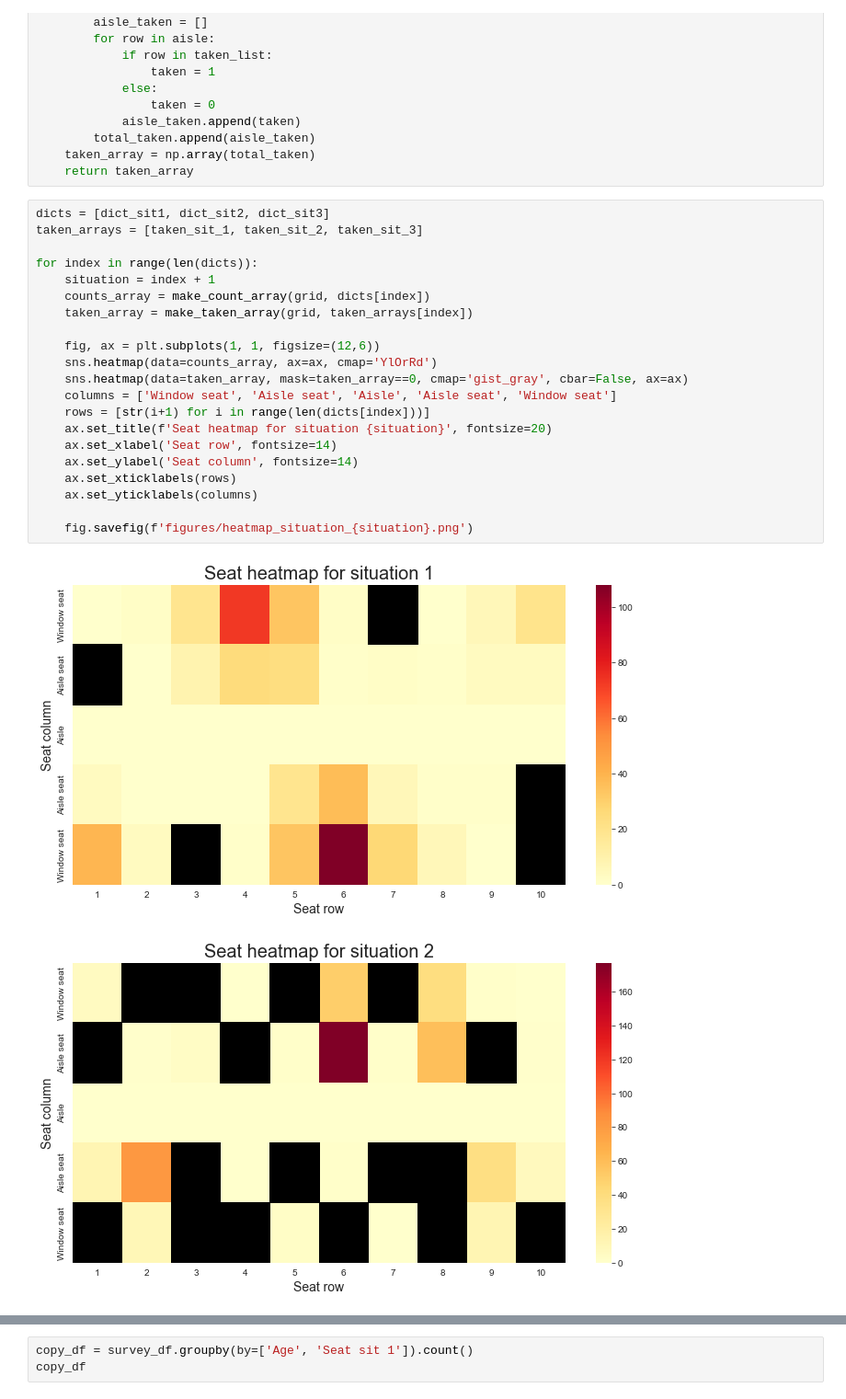
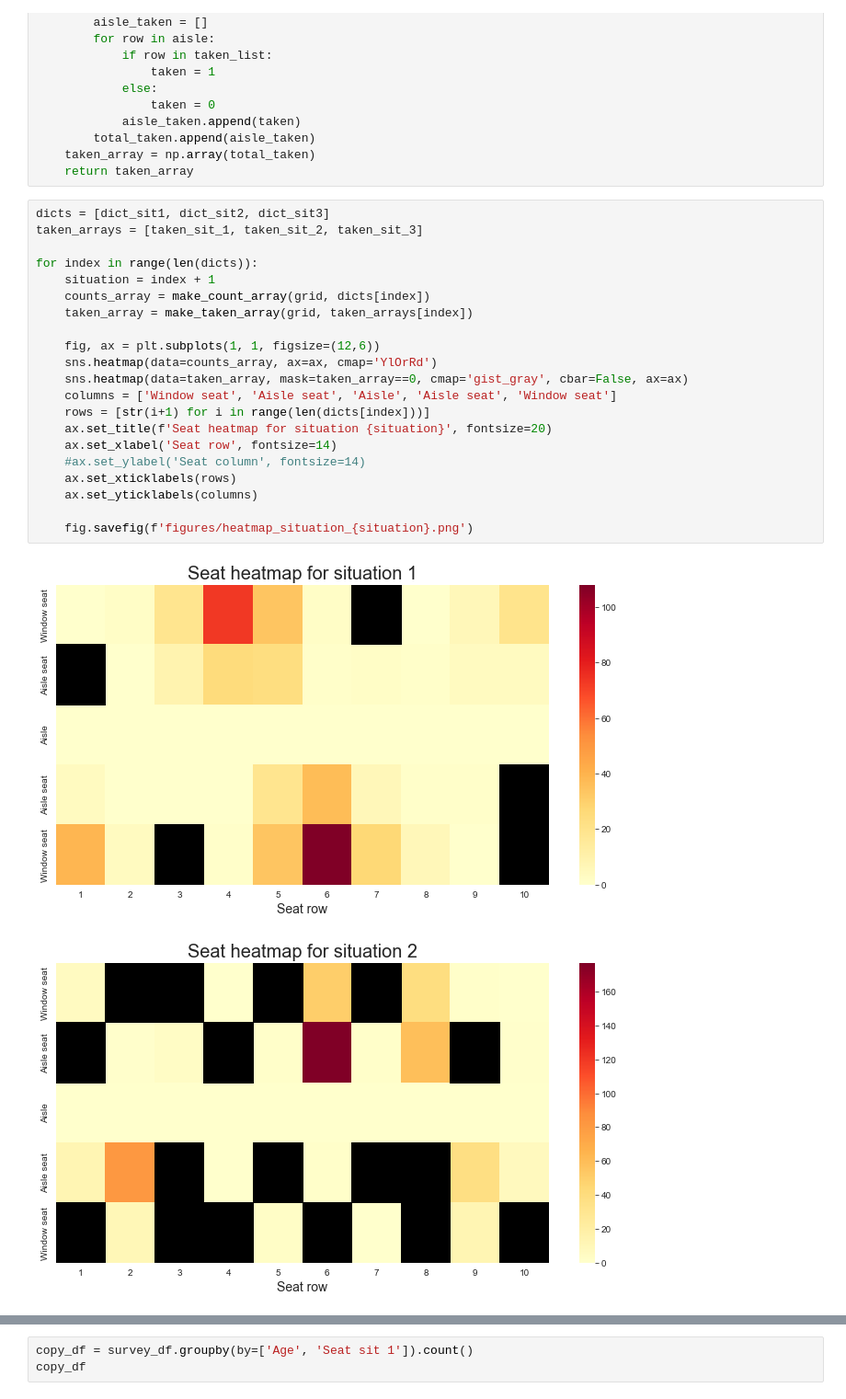
Before and after one commit to davidmatheus002/assignment_4, a Jupyter notebook: Choice modelling.ipynb, the cells around one changed output, grey strips where cells are left out. Shown: that part at 92% size. Drawn from its saved outputs; the diff is of its cells as text.

Commit message:
Update figures and data files

```diff
--- a/Choice modelling.ipynb
+++ b/Choice modelling.ipynb
@@ -121,24 +121,24 @@ def make_taken_array(seats, taken_list):
 # %%
 dicts = [dict_sit1, dict_sit2, dict_sit3]
 taken_arrays = [taken_sit_1, taken_sit_2, taken_sit_3]
 
 for index in range(len(dicts)):
     situation = index + 1
     counts_array = make_count_array(grid, dicts[index])
     taken_array = make_taken_array(grid, taken_arrays[index])
 
     fig, ax = plt.subplots(1, 1, figsize=(12,6))
     sns.heatmap(data=counts_array, ax=ax, cmap='YlOrRd')
     sns.heatmap(data=taken_array, mask=taken_array==0, cmap='gist_gray', cbar=False, ax=ax)
     columns = ['Window seat', 'Aisle seat', 'Aisle', 'Aisle seat', 'Window seat']
     rows = [str(i+1) for i in range(len(dicts[index]))]
     ax.set_title(f'Seat heatmap for situation {situation}', fontsize=20)
     ax.set_xlabel('Seat row', fontsize=14)
-    ax.set_ylabel('Seat column', fontsize=14)
+    #ax.set_ylabel('Seat column', fontsize=14)
     ax.set_xticklabels(rows)
     ax.set_yticklabels(columns)
 
     fig.savefig(f'figures/heatmap_situation_{situation}.png')
 # %% [output]
-[figure, old version]
+[figure, new version]
-[figure, old version]
+[figure, new version]
```
Also changed, not shown: parts of 7 cells of this notebook, 16 other files.
